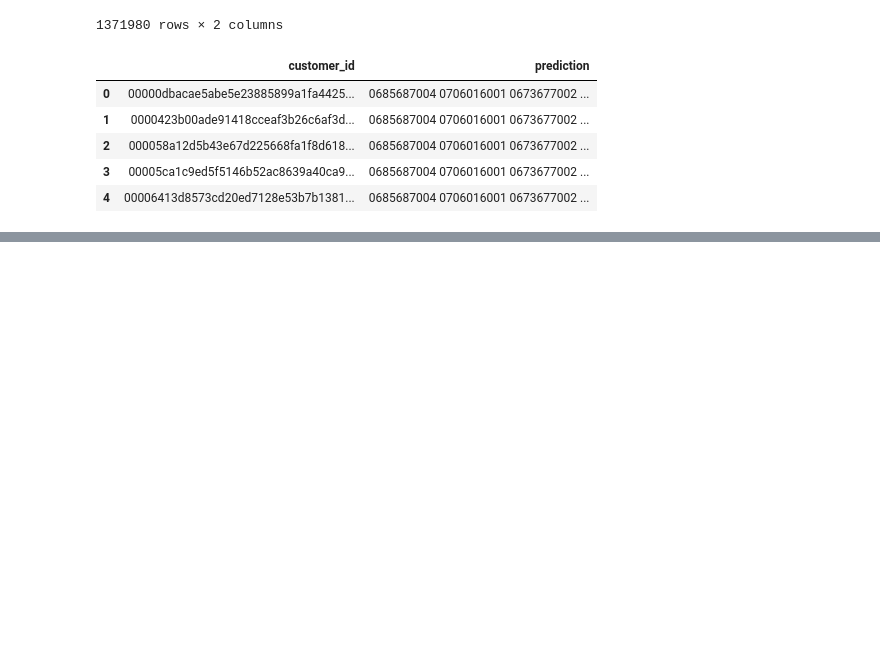
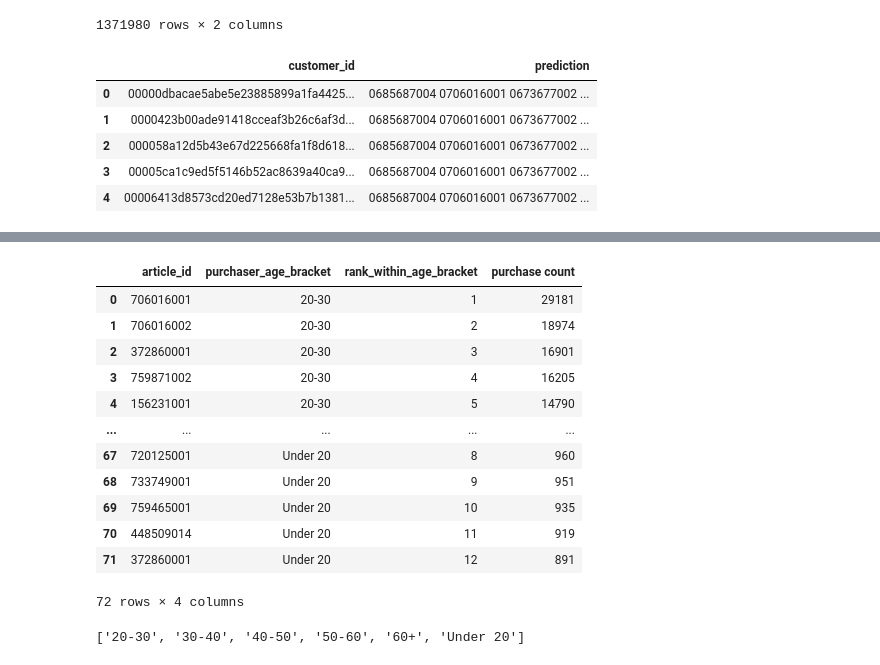
Before and after one commit to michaeltkuo/HM_TopPop_Recommender, a Jupyter notebook: h-m-kaggle-competition-initial-practice.ipynb, the cells around one changed output, grey strips where cells are left out. Saved outputs shown, nothing was run; the diff lists cells and outputs as text; code cells hidden in the pictures; blank space fills up the shorter version.

```diff
--- a/h-m-kaggle-competition-initial-practice.ipynb
+++ b/h-m-kaggle-competition-initial-practice.ipynb
@@ -309,0 +273,2 @@ df_bracketed_customers.show(72)
+# %%
+pd_df_bracket_cust = df_bracketed_customers.toPandas()
@@ -309,0 +293,21 @@ df_bracketed_customers.show(72)
+# %%
+pd_df_bracket_cust
+# %% [output]
+|  | article_id | purchaser_age_bracket | rank_within_age_bracket | purchase count |
+| 0 | 706016001 | 20-30 | 1 | 29181 |
+| 1 | 706016002 | 20-30 | 2 | 18974 |
+| 2 | 372860001 | 20-30 | 3 | 16901 |
+| 3 | 759871002 | 20-30 | 4 | 16205 |
+| 4 | 156231001 | 20-30 | 5 | 14790 |
+| ... | ... | ... | ... | ... |
+| 67 | 720125001 | Under 20 | 8 | 960 |
+| 68 | 733749001 | Under 20 | 9 | 951 |
+| 69 | 759465001 | Under 20 | 10 | 935 |
+| 70 | 448509014 | Under 20 | 11 | 919 |
+| 71 | 372860001 | Under 20 | 12 | 891 |
+72 rows × 4 columns
+# %%
+groups = pd_df_bracket_cust['purchaser_age_bracket'].unique().tolist()
+groups
+# %% [output]
+['20-30', '30-40', '40-50', '50-60', '60+', 'Under 20']
```
Also changed, not shown: parts of 10 cells of this notebook.
